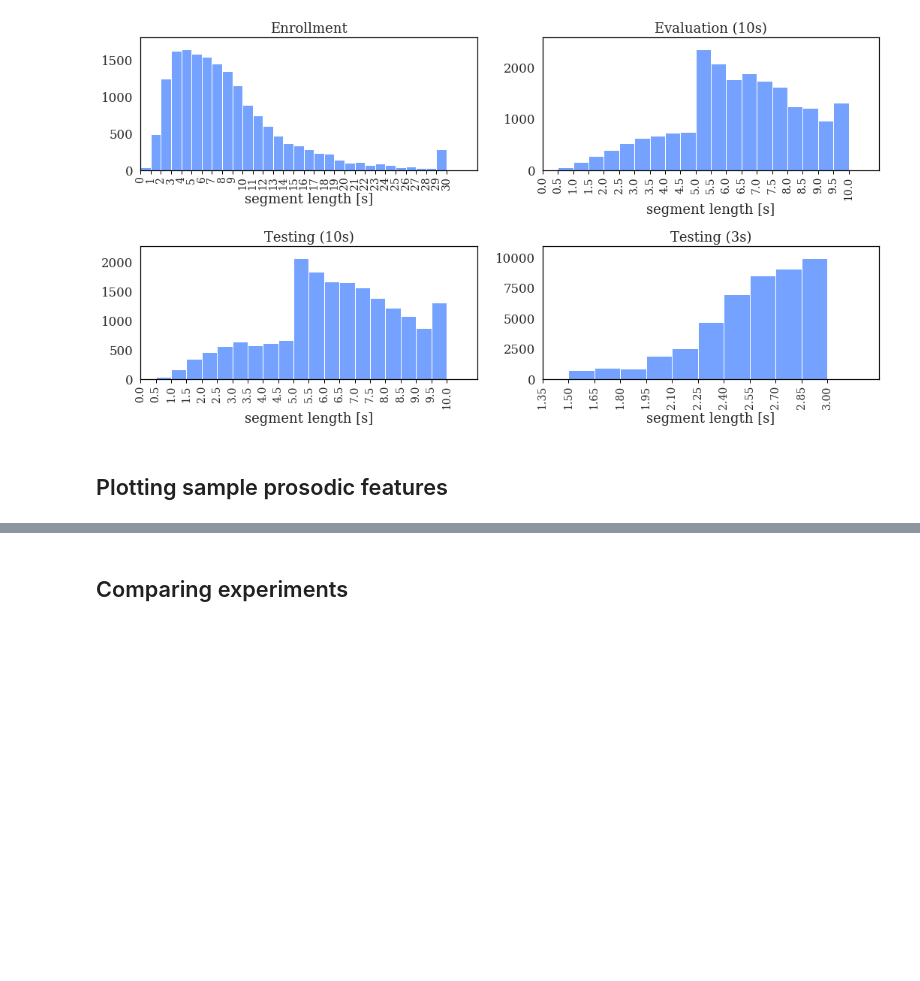
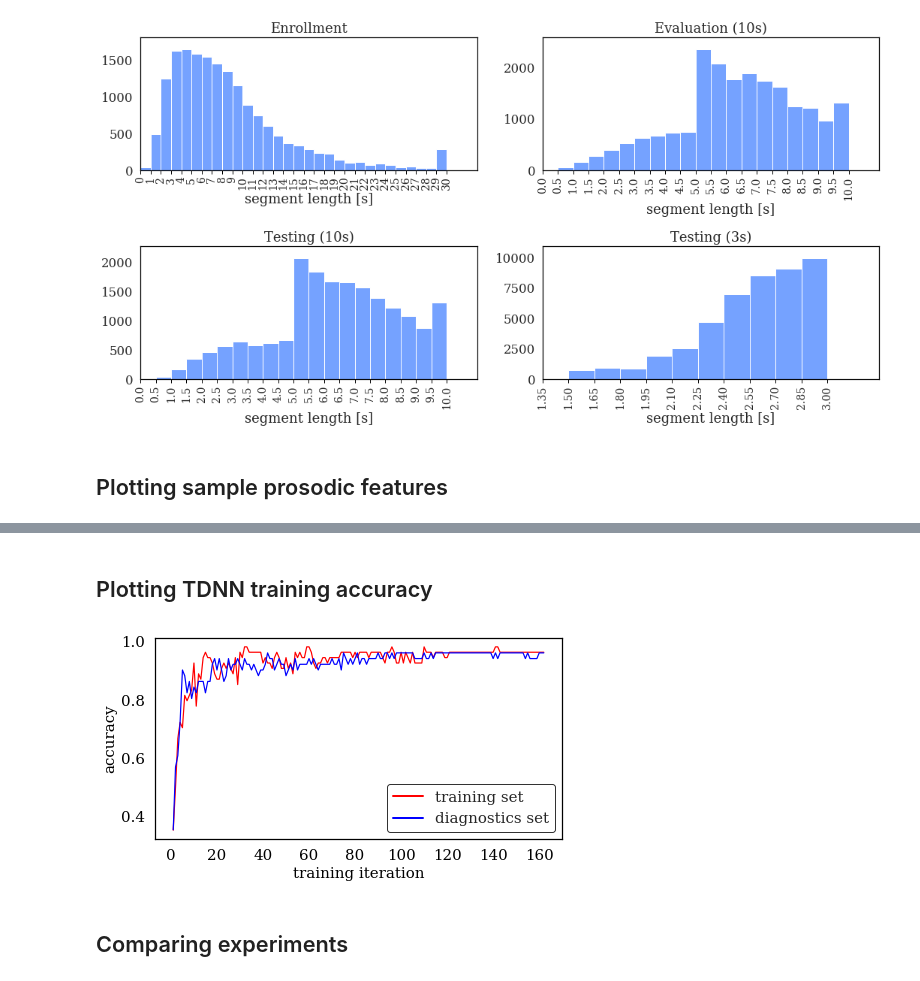
Before and after one commit to samsucik/prosodic-lid-globalphone-dissertation, a Jupyter notebook: graphing/Graphing.ipynb, the cells around one changed output, grey strips where cells are left out. Saved outputs shown, nothing was run; the diff lists cells and outputs as text; code cells hidden in the pictures; blank space fills up the shorter version.

```diff
--- a/graphing/Graphing.ipynb
+++ b/graphing/Graphing.ipynb
@@ -249,3 +248,33 @@ graphing.save_fig(fig, name="prosody_sample")
+# %% [markdown]
+## Plotting TDNN training accuracy
+# %%
+data = pd.read_csv("data/accuracy.output.report-mfcc", delimiter="\t",
+                   names=["iter", "dur", "train", "valid", "diff"], skiprows=[1, 164])
+values = data["train"].values[1:].astype(np.float)
+xs = data["iter"].values[1:].astype(np.int)
+
+data_line =[{
+    "values": values,
+    "xs": xs,
+    "label": "training set",
+    "colour": "red",
+}]
+
+values = data["valid"].values[1:].astype(np.float)
+data_line.append({
+    "values": values,
+    "xs": xs,
+    "label": "diagnostics set",
+    "colour": "blue",
+})
+
+fig = graphing.plot_linear(data_line, x_label="training iteration", y_label="accuracy",
+                legend_loc=0, figsize=(7, 4), ymin=None, ymax=None, use_legend=True,
+                title=None)
+plt.show()
+graphing.save_fig(fig=fig, name="acc_report_mfcc")
+# %% [output]
+[figure, added]
 # %% [markdown]
 ## Comparing experiments
 # %%
```
Also changed, not shown: parts of 8 cells of this notebook, 26 other files.
